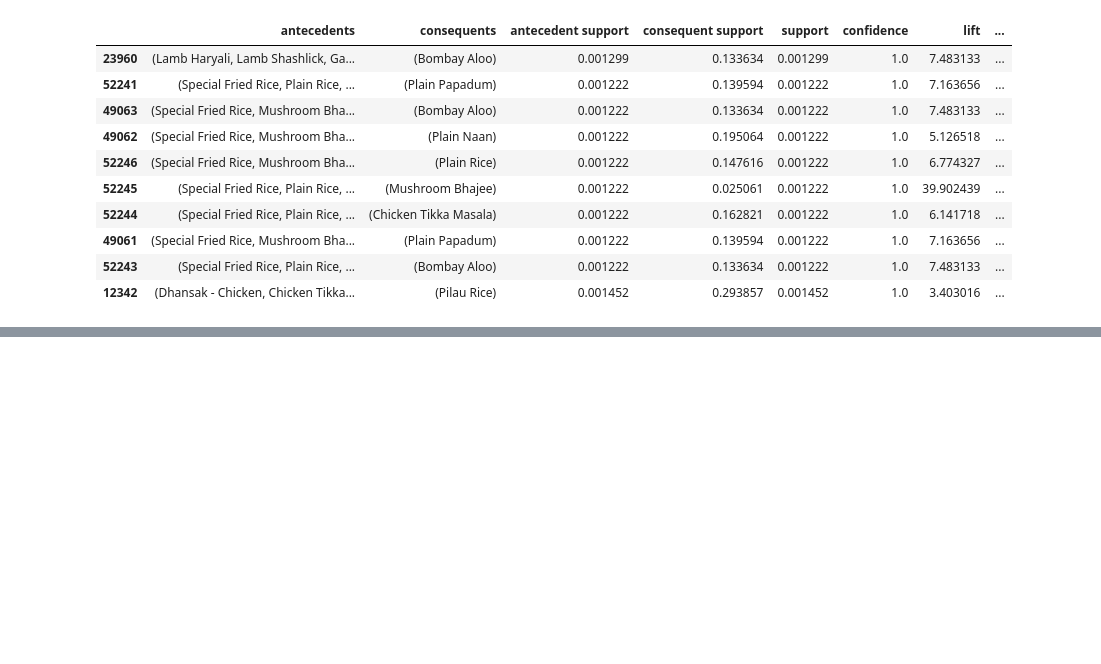
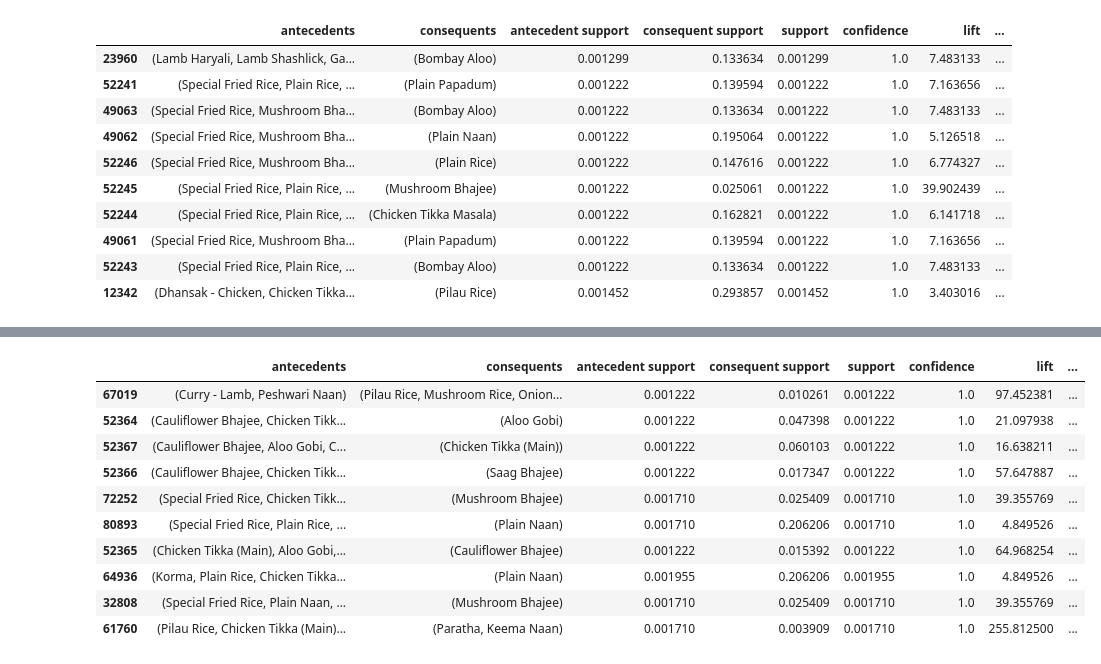
Before and after one commit to joyb05/Market-Basket-Analysis-Restaurant-Dataset, a Jupyter notebook: Market_Basket_Analysis_Restaurant_Dataset.ipynb, the cells around one changed output, grey strips where cells are left out. Drawn from its saved outputs; the diff is of its cells as text; code cells hidden in the pictures; blank space fills up the shorter version.

```diff
--- a/Market_Basket_Analysis_Restaurant_Dataset.ipynb
+++ b/Market_Basket_Analysis_Restaurant_Dataset.ipynb
@@ -398,0 +494,15 @@ top_lift.head(10)
+# %%
+top_confidence2 = rules2.sort_values('confidence', ascending= False)
+top_confidence2.head(10)
+# %% [output]
+|  | antecedents | consequents | antecedent support | consequent support | support | confidence | lift | ... |
+| 67019 | (Curry - Lamb, Peshwari Naan) | (Pilau Rice, Mushroom Rice, Onion... | 0.001222 | 0.010261 | 0.001222 | 1.0 | 97.452381 | ... |
+| 52364 | (Cauliflower Bhajee, Chicken Tikk... | (Aloo Gobi) | 0.001222 | 0.047398 | 0.001222 | 1.0 | 21.097938 | ... |
+| 52367 | (Cauliflower Bhajee, Aloo Gobi, C... | (Chicken Tikka (Main)) | 0.001222 | 0.060103 | 0.001222 | 1.0 | 16.638211 | ... |
+| 52366 | (Cauliflower Bhajee, Chicken Tikk... | (Saag Bhajee) | 0.001222 | 0.017347 | 0.001222 | 1.0 | 57.647887 | ... |
+| 72252 | (Special Fried Rice, Chicken Tikk... | (Mushroom Bhajee) | 0.001710 | 0.025409 | 0.001710 | 1.0 | 39.355769 | ... |
+| 80893 | (Special Fried Rice, Plain Rice, ... | (Plain Naan) | 0.001710 | 0.206206 | 0.001710 | 1.0 | 4.849526 | ... |
+| 52365 | (Chicken Tikka (Main), Aloo Gobi,... | (Cauliflower Bhajee) | 0.001222 | 0.015392 | 0.001222 | 1.0 | 64.968254 | ... |
+| 64936 | (Korma, Plain Rice, Chicken Tikka... | (Plain Naan) | 0.001955 | 0.206206 | 0.001955 | 1.0 | 4.849526 | ... |
+| 32808 | (Special Fried Rice, Plain Naan, ... | (Mushroom Bhajee) | 0.001710 | 0.025409 | 0.001710 | 1.0 | 39.355769 | ... |
+| 61760 | (Pilau Rice, Chicken Tikka (Main)... | (Paratha, Keema Naan) | 0.001710 | 0.003909 | 0.001710 | 1.0 | 255.812500 | ... |
```
Also changed, not shown: parts of 47 cells of this notebook.
